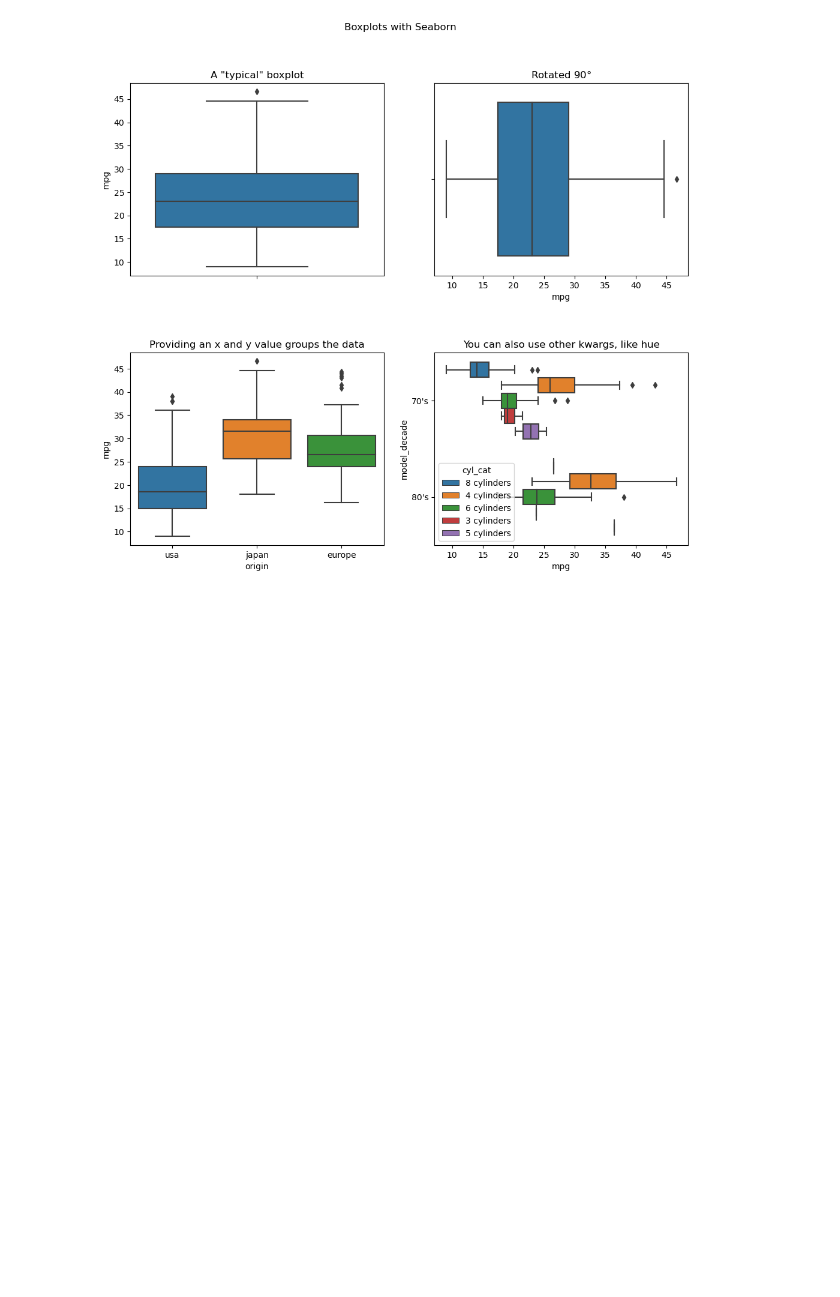
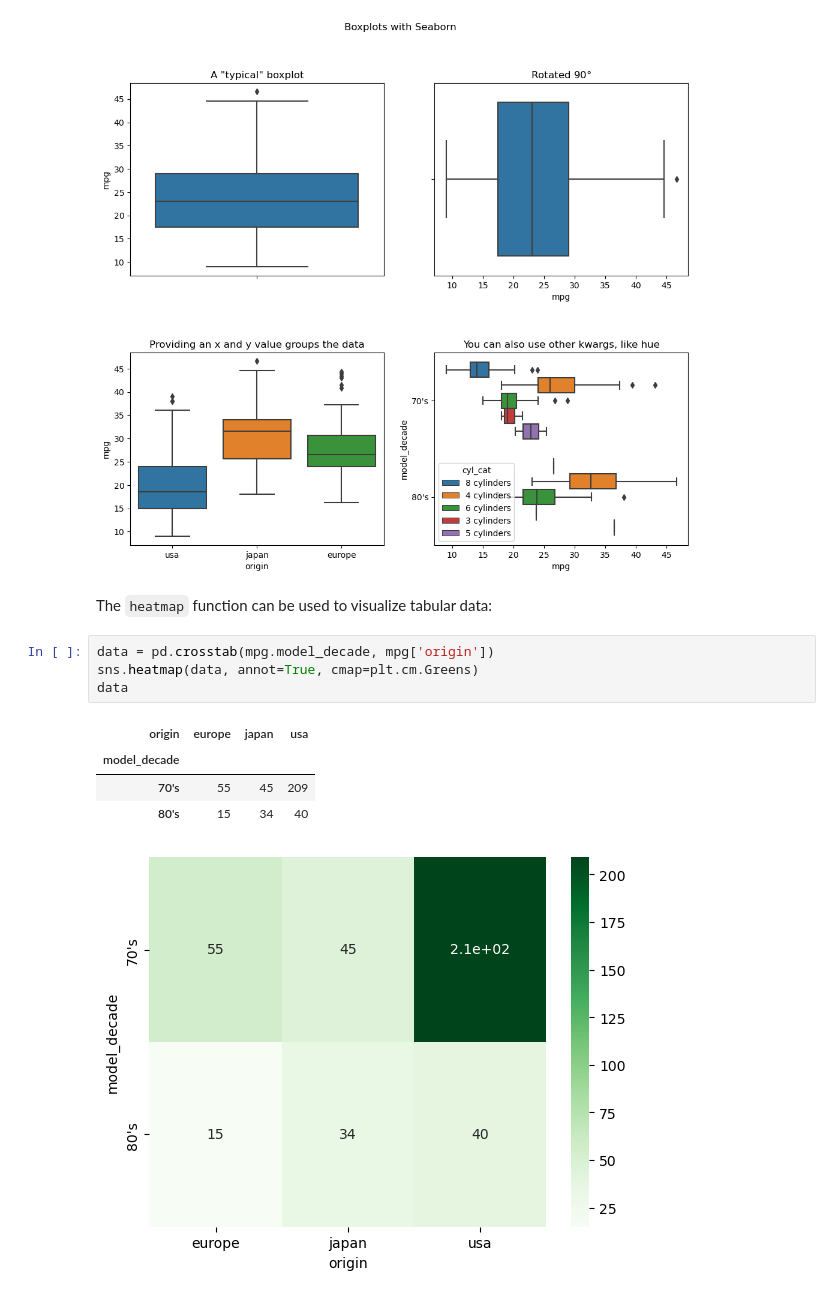
Before and after one commit to RichardAlcabes22/codeup_review, a Jupyter notebook: 3-data_science_libraries/06_Seaborn.ipynb, the cells around one changed output. Saved outputs shown, nothing was run; the diff lists cells and outputs as text; blank space fills up the shorter version.

```diff
--- a/3-data_science_libraries/06_Seaborn.ipynb
+++ b/3-data_science_libraries/06_Seaborn.ipynb
@@ -147,3 +147,15 @@ plt.title('You can also use other kwargs, like hue')
 plt.subplots_adjust(hspace=0.4)
 # %% [output]
 [figure]
+# %% [markdown]
+The `heatmap` function can be used to visualize tabular data:
+# %%
+data = pd.crosstab(mpg.model_decade, mpg['origin'])
+sns.heatmap(data, annot=True, cmap=plt.cm.Greens)
+data
+# %% [output]
+| origin | europe | japan | usa |
+| model_decade |  |  |  |
+| 70's | 55 | 45 | 209 |
+| 80's | 15 | 34 | 40 |
+[figure, added]
```
Also changed, not shown: parts of 1 cell of this notebook.
